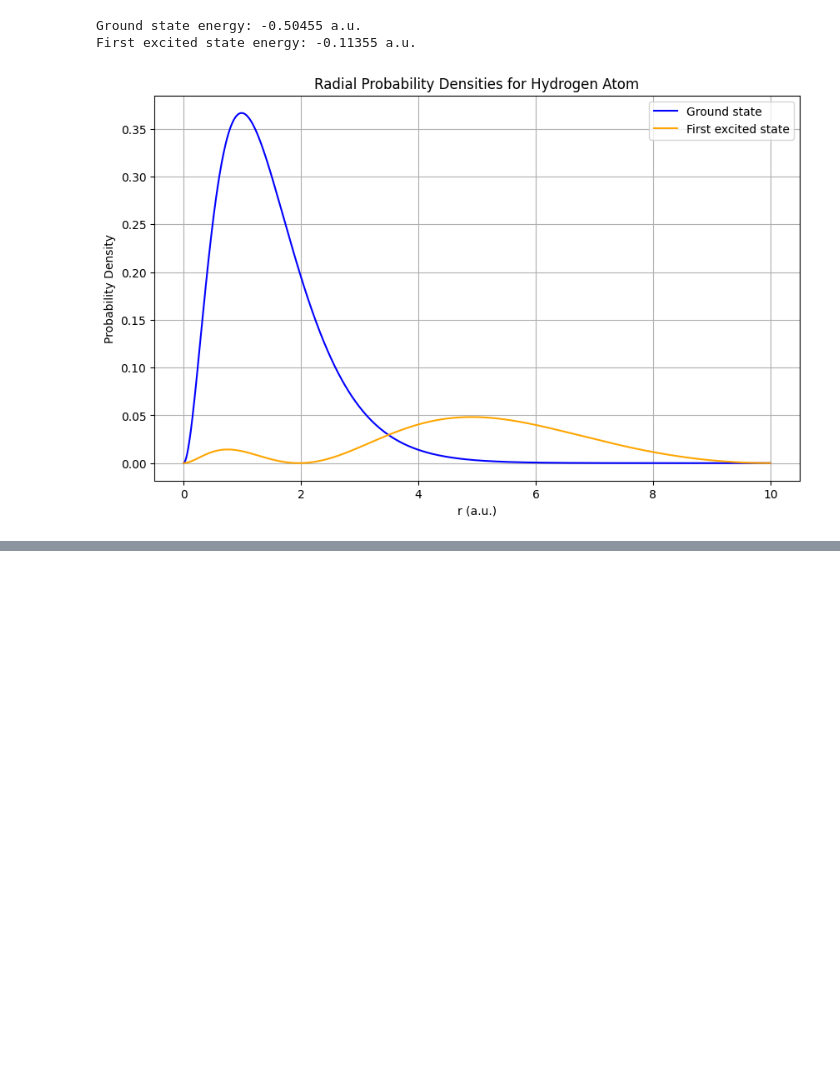
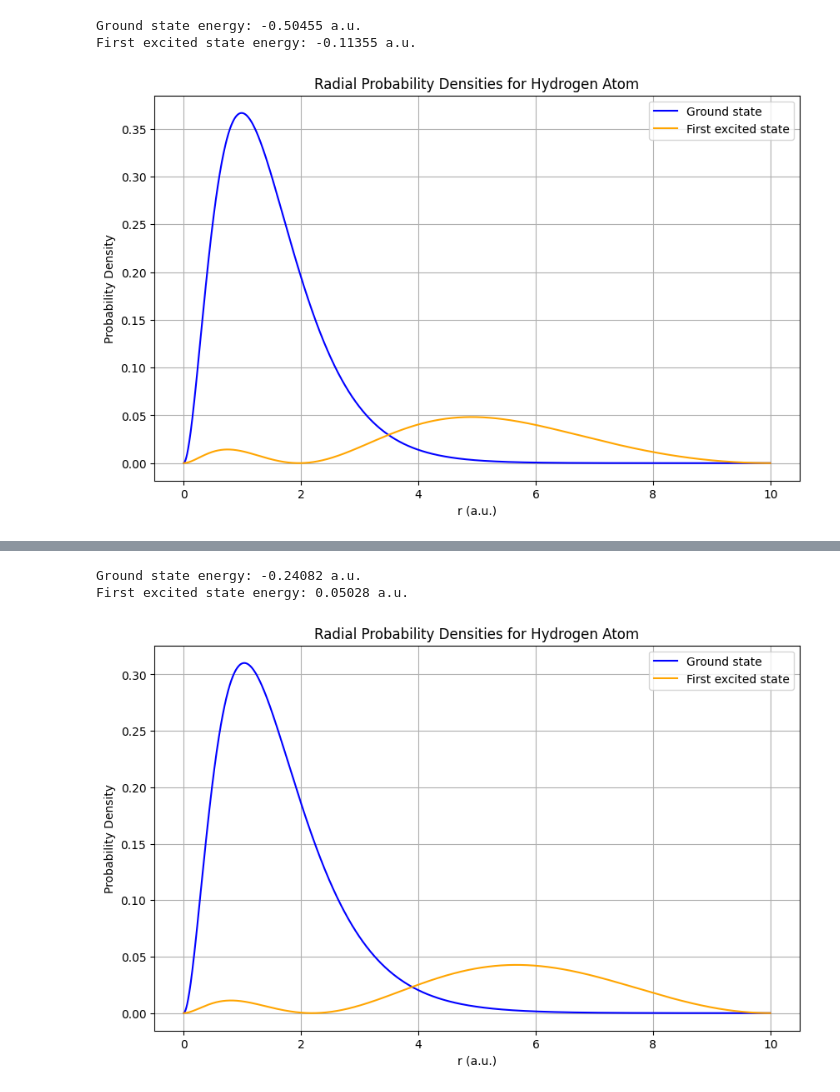
Before and after one commit to navgaur/QM1_UGCF, a Jupyter notebook: Unit_3.ipynb, the cells around one changed output, grey strips where cells are left out. Saved outputs shown, nothing was run; the diff lists cells and outputs as text; code cells hidden in the pictures; blank space fills up the shorter version.

```diff
--- a/Unit_3.ipynb
+++ b/Unit_3.ipynb
@@ -138,0 +159,66 @@ First excited state energy: -0.11355 a.u.
+# %%
+import numpy as np
+import matplotlib.pyplot as plt
+from scipy.linalg import eigh_tridiagonal
+
+# Constants
+N = 3000 # Number of grid points
+r_min = 1e-3  # Avoid singularity at r = 0
+r_max = 10  # Maximum radius to consider (in atomic units)
+dr = (r_max - r_min) / N  # Step size in r
+
+# Radial grid
+r = np.linspace(r_min, r_max, N)
+
+# Potential energy (Screened Coulomb potential with screening parameter alpha)
+alpha=3
+V = - np.exp(-r/alpha)/r  # Coulomb potential V(r) = - exp(-r/alpha) / r
+
+# Kinetic energy operator: second derivative approximation
+# We will create the tridiagonal matrix for the Hamiltonian
+diag = np.zeros(N)  # Diagonal elements of the Hamiltonian
+off_diag = np.zeros(N - 1)  # Off-diagonal elements
+
+# Fill the diagonal and off-diagonal elements
+for i in range(N):
+    diag[i] = 1.0 / dr**2 + V[i]  # -2 on the diagonal plus potential term
+for i in range(N - 1):
+    off_diag[i] = - 0.5 / dr**2  # 1 / dr^2 on the off-diagonal
+
+AA=np.diag(diag) + np.diag(off_diag,k=1) + np.diag(off_diag,k=-1)
+
+# Solve the eigenvalue problem for the lowest eigenvalues and eigenvectors
+eigenvalues,eigenvectors=np.linalg.eigh(AA)
+
+# Get the ground state and first excited state energies and wavefunctions
+ground_state_energy = eigenvalues[0]
+first_excited_state_energy = eigenvalues[1]
+ground_state_wavefunction = eigenvectors[:, 0]
+first_excited_state_wavefunction = eigenvectors[:, 1]
+
+# Normalize the wavefunctions
+def normalize(wavefunction, r):
+    norm = np.sqrt(np.sum(wavefunction**2 * r) * dr)
+    return wavefunction / norm
+
+ground_state_wavefunction = normalize(ground_state_wavefunction, r)
+first_excited_state_wavefunction = normalize(first_excited_state_wavefunction, r)
+
+# Print the energies
+print(f"Ground state energy: {ground_state_energy:.5f} a.u.")
+print(f"First excited state energy: {first_excited_state_energy:.5f} a.u.")
+
+# Plot the results
+plt.figure(figsize=(10, 6))
+plt.plot(r, ground_state_wavefunction**2, label="Ground state", color='blue')
+plt.plot(r, first_excited_state_wavefunction**2, label="First excited state", color='orange')
+plt.title('Radial Probability Densities for Hydrogen Atom')
+plt.xlabel('r (a.u.)')
+plt.ylabel('Probability Density')
+plt.legend()
+plt.grid()
+plt.show()
+# %% [output]
+Ground state energy: -0.24082 a.u.
+First excited state energy: 0.05028 a.u.
+[figure, added]
```
Also changed, not shown: parts of 3 cells of this notebook.
